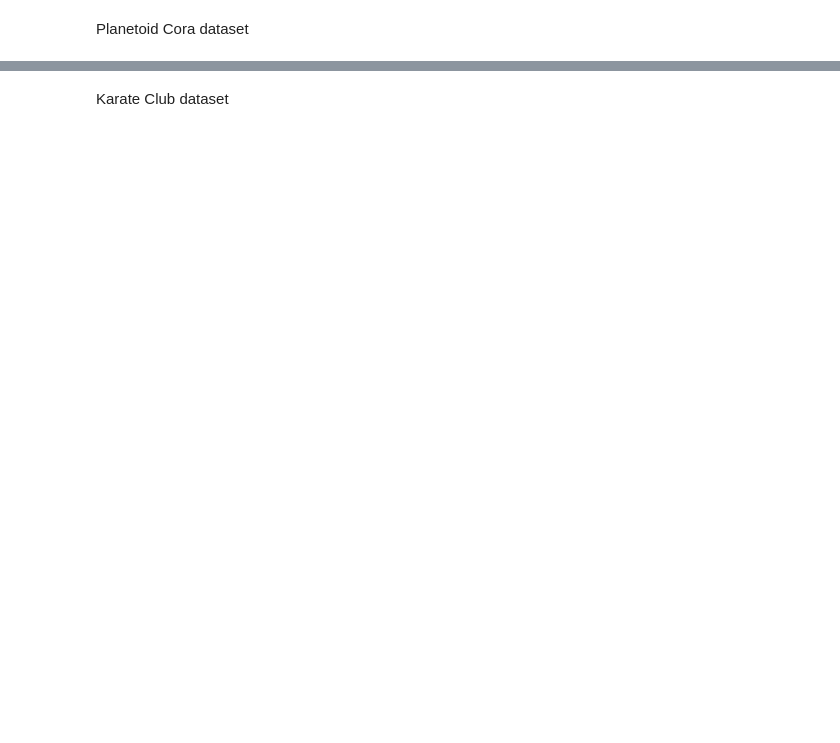
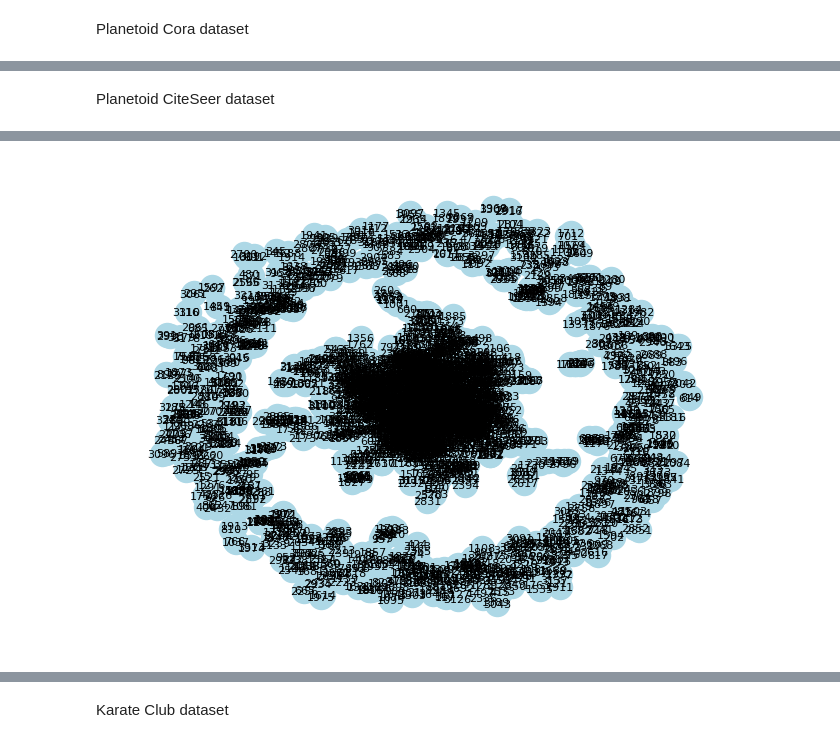
Before and after one commit to Demonio-Lechoso/IS1-Lab4, a Jupyter notebook: part2.ipynb, the cells around one changed output, grey strips where cells are left out. Saved outputs shown, nothing was run; the diff lists cells and outputs as text; code cells hidden in the pictures; blank space fills up the shorter version.

```diff
--- a/part2.ipynb
+++ b/part2.ipynb
@@ -86,0 +105,73 @@ print(f'Average Accuracy: {avg_accuracy:.4f}')
+# %% [markdown]
+Planetoid CiteSeer dataset
+# %%
+# Define the Graph Convolutional Network model
+class GCN(nn.Module):
+    def __init__(self, num_features, hidden_dim, num_classes):
+        super(GCN, self).__init__()
+        self.conv1 = GCNConv(num_features, hidden_dim)
+        self.conv2 = GCNConv(hidden_dim, num_classes)
+
+    def forward(self, x, edge_index):
+        x = self.conv1(x, edge_index)
+        x = F.relu(x)
+        x = self.conv2(x, edge_index)
+        return x
+
+# Load the dataset
+dataset = Planetoid(root='/tmp/CiteSeer', name='CiteSeer')
+
+# Split the dataset into training set
+data = dataset[0]
+x, edge_index, y = data.x, data.edge_index, data.y
+train_mask = data.train_mask
+
+# Create the model and define the optimizer
+model = GCN(dataset.num_features, hidden_dim=16, num_classes=dataset.num_classes)
+optimizer = optim.Adam(model.parameters(), lr=0.01, weight_decay=5e-4)
+
+# Create the loss function
+criterion = nn.CrossEntropyLoss()
+
+# Convert edge_index to edge list format
+edges = edge_index.t().tolist()
+
+# Create a networkx graph object
+G = nx.Graph(edges)
+
+# Draw the graph
+pos = nx.spring_layout(G)
+nx.draw(G, pos, with_labels=True, node_color='lightblue', edge_color='gray', node_size=300, font_size=8)
+
+# Show the graph
+plt.show()
+
+# Training loop
+def train():
+    model.train()
+    optimizer.zero_grad()
+    output = model(x, edge_index)
+    loss = criterion(output[train_mask], y[train_mask])
+    loss.backward()
+    optimizer.step()
+
+# Evaluation function
+def evaluate():
+    model.eval()
+    output = model(x, edge_index)
+    pred = output.argmax(dim=1)
+    acc = pred.eq(y).sum().item() / y.size(0)
+    return acc
+
+# Train and evaluate the model
+accuracies = []
+for epoch in range(200):
+    train()
+    acc = evaluate()
+    accuracies.append(acc)
+    print(f'Epoch: {epoch+1}, Accuracy: {acc:.4f}')
+
+# Calculate average accuracy
+avg_accuracy = sum(accuracies) / len(accuracies)
+print(f'Average Accuracy: {avg_accuracy:.4f}')
+# %% [output]
@@ -86,0 +188 @@ print(f'Average Accuracy: {avg_accuracy:.4f}')
+[figure, added]
```
Also changed, not shown: parts of 6 cells of this notebook, 1 other file.
